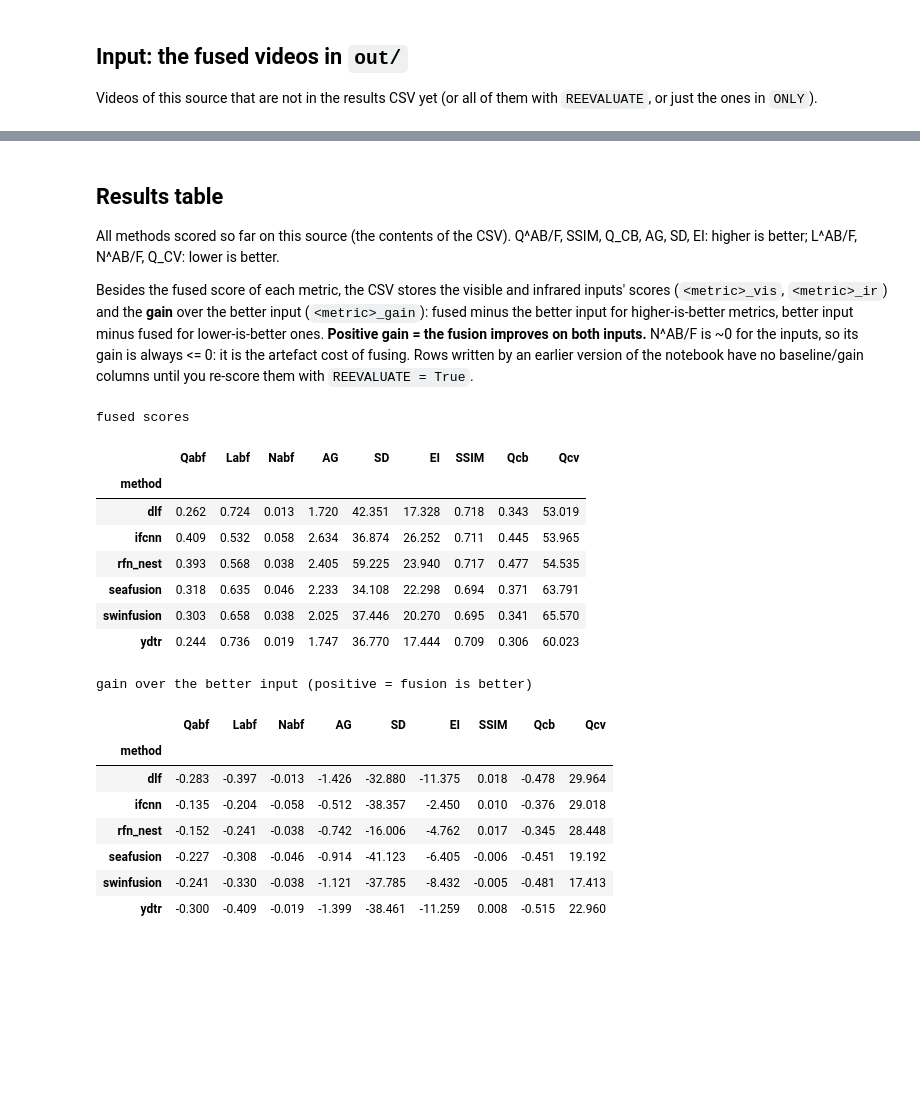
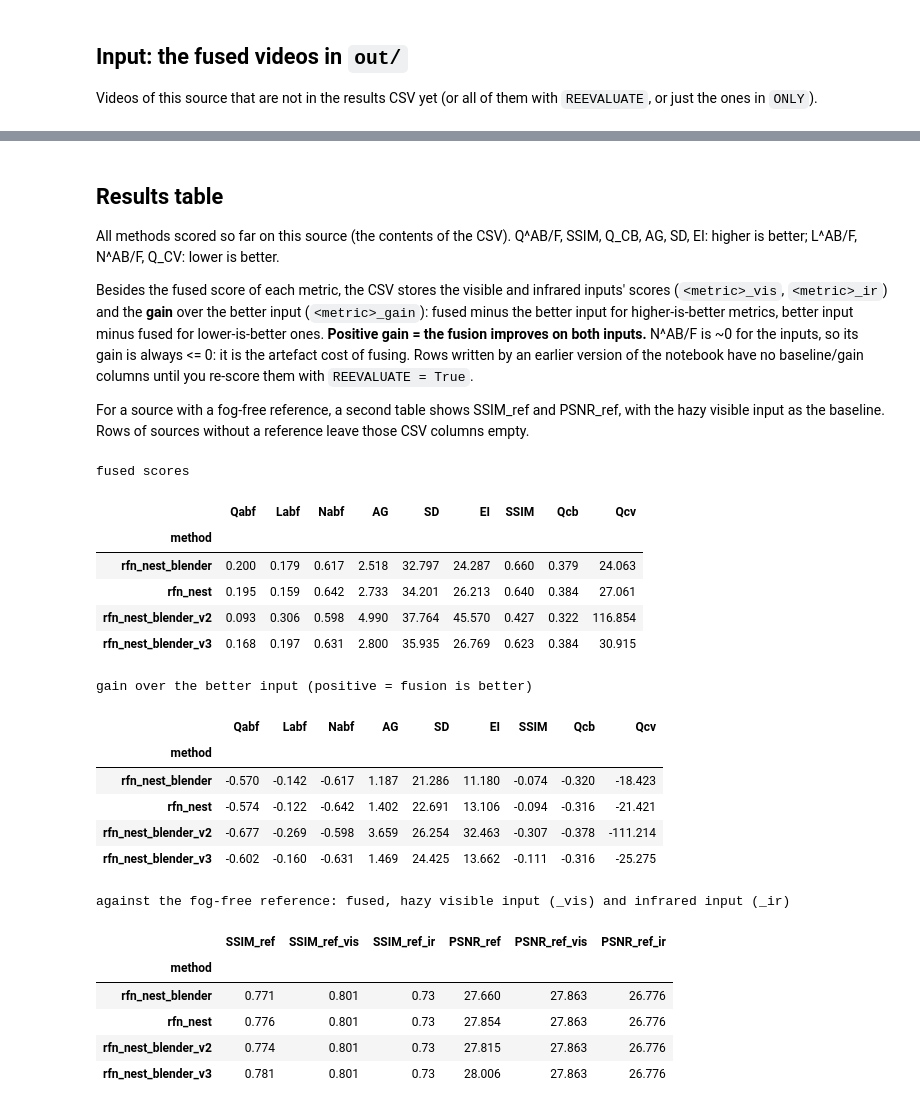
Before and after one commit to fahimrayhan/vidhance-extendview, a Jupyter notebook: fusion/FUSION_EVALUATION.ipynb, the cells around one changed output, grey strips where cells are left out. Saved outputs shown, nothing was run; the diff lists cells and outputs as text; code cells hidden in the pictures; blank space fills up the shorter version.

```diff
--- a/fusion/FUSION_EVALUATION.ipynb
+++ b/fusion/FUSION_EVALUATION.ipynb
@@ -25,6 +37,7 @@ into a comparison table over all tested methods.
 # %%
 from datetime import datetime
 from functools import cached_property, lru_cache
+from itertools import repeat
 from pathlib import Path
 
 import cv2
@@ -38,11 +51,13 @@ EVAL = OUT / "evaluation"
 # RESULTS_CSV = EVAL / "fusion_results.csv"   # one row per (method, source); grows as new methods are tested
 RESULTS_CSV = Path("") / "fusion_results.csv"   # one row per (method, source); grows as new methods are tested
 
-SOURCE = "car_008_haze_50"        # !Find reference with lower VL visibility!
-SNAPSHOT_FRAME = 75       # index into the clip; 75 = middle of the 150-frame sample
+SOURCE = "forest_01_night-moon_nadir-hover"      # !Find reference with lower VL visibility!
+SNAPSHOT_FRAME = 75       # index of the frame shown in the snapshot (75 = middle of the 150-frame car sample)
 EVAL_STRIDE = 10          # score every n-th frame (10 = same frames as the old annotated-frame evaluation)
 
-REEVALUATE = True        # True: re-score methods that are already in the CSV (their row is replaced)
+REFERENCE = None          # fog-free frames: None = data/<SOURCE>/clear if it exists, or a path (see the note on SSIM_ref in the metrics section)
+
+REEVALUATE = False        # True: re-score methods that are already in the CSV (their row is replaced)
 ONLY = None               # e.g. ["swin", "densefuse"] to restrict the run to these methods; None = all new ones
 
 CSF_PIXELS_PER_DEGREE = 30  # viewing-geometry assumption for Q_CB / Q_CV (see the metrics section)
@@ -185,7 +226,8 @@ def edge_preservation(A, B, F):
         with np.errstate(divide="ignore", invalid="ignore"):
             G = np.where(gs > gf, gf / gs, gs / gf)
         G = np.nan_to_num(G, nan=0.0)                      # both zero -> no edge, no credit
-        Aa = 1 - np.minimum(np.abs(als - alf), 2 * np.pi - np.abs(als - alf)) / np.pi
+        d = np.abs(als - alf) % np.pi                      # orientation, not direction: contrast polarity ignored
+        Aa = 1 - np.minimum(d, np.pi - d) / (np.pi / 2)
         Qg = 0.9994 / (1 + np.exp(-15 * (G - 0.5)))
         Qa = 0.9879 / (1 + np.exp(-22 * (Aa - 0.8)))
         return Qg * Qa
@@ -272,7 +314,20 @@ def q_cv(A, B, F, window=16):
     return float((importance * (lam * da + (1 - lam) * db)).sum() / max(importance.sum(), 1e-30))
 
 
+# ---- against a fog-free reference -------------------------------------------------------------------------------
+
+def reference_metrics(R, X):
+    """SSIM and PSNR of image X against the reference R, after a global gain + offset match of X to R."""
+    r, x = R.g, X.g
+    gain = max(((x - x.mean()) * (r - r.mean())).mean() / max(x.var(), 1e-12), 0.0)
+    matched = np.clip(gain * (x - x.mean()) + r.mean(), 0, 255)
+    mse = ((matched - r) ** 2).mean()
+    psnr = 10 * np.log10(255.0 ** 2 / mse) if mse > 0 else np.inf
+    return dict(SSIM_ref=ssim(r, matched), PSNR_ref=float(psnr))
+
+
 METRICS = ["Qabf", "Labf", "Nabf", "AG", "SD", "EI", "SSIM", "Qcb", "Qcv"]
+REF_METRICS = ["SSIM_ref", "PSNR_ref"]
 
 
 def all_metrics(A, B, F):
@@ -295,7 +350,7 @@ def improvement(table):
     """
     vis, ir, fused = table.loc["visible"], table.loc["infrared"], table.loc["fused"]
     gain = {}
-    for m in METRICS:
+    for m in table.columns:
         gain[m] = (min(vis[m], ir[m]) - fused[m]) if m in LOWER_IS_BETTER else (fused[m] - max(vis[m], ir[m]))
     return pd.Series(gain)
 # %% [markdown]
@@ -407,34 +498,44 @@ input for higher-is-better metrics, better input minus fused for lower-is-better
 improves on both inputs.** N^AB/F is ~0 for the inputs, so its gain is always <= 0: it is the artefact cost of
 fusing. Rows written by an earlier version of the notebook have no baseline/gain columns until you re-score them
 with `REEVALUATE = True`.
+
+For a source with a fog-free reference, a second table shows SSIM_ref and PSNR_ref, with the hazy visible input as the
+baseline. Rows of sources without a reference leave those CSV columns empty.
 # %%
 results = pd.read_csv(RESULTS_CSV) if RESULTS_CSV.exists() else pd.DataFrame()
 results = results[results.source == SOURCE].set_index("method") if len(results) else results
 if len(results):
     print("fused scores")
     display(results[METRICS].round(3))
     gain_cols = [f"{m}_gain" for m in METRICS]
     if set(gain_cols) <= set(results.columns):
         print("gain over the better input (positive = fusion is better)")
         display(results[gain_cols].rename(columns=lambda c: c[:-5]).round(3))
+    ref_cols = [c for m in REF_METRICS for c in (m, f"{m}_vis", f"{m}_ir")]
+    if set(ref_cols) <= set(results.columns) and results[ref_cols].notna().any(axis=None):
+        print("against the fog-free reference: fused, hazy visible input (_vis) and infrared input (_ir)")
+        display(results[ref_cols].round(3))
 else:
     print("no results yet")
 # %% [output]
 fused scores
 |  | Qabf | Labf | Nabf | AG | SD | EI | SSIM | Qcb | Qcv |
 | method |  |  |  |  |  |  |  |  |  |
-| dlf | 0.262 | 0.724 | 0.013 | 1.720 | 42.351 | 17.328 | 0.718 | 0.343 | 53.019 |
-| ifcnn | 0.409 | 0.532 | 0.058 | 2.634 | 36.874 | 26.252 | 0.711 | 0.445 | 53.965 |
-| rfn_nest | 0.393 | 0.568 | 0.038 | 2.405 | 59.225 | 23.940 | 0.717 | 0.477 | 54.535 |
-| seafusion | 0.318 | 0.635 | 0.046 | 2.233 | 34.108 | 22.298 | 0.694 | 0.371 | 63.791 |
-| swinfusion | 0.303 | 0.658 | 0.038 | 2.025 | 37.446 | 20.270 | 0.695 | 0.341 | 65.570 |
-| ydtr | 0.244 | 0.736 | 0.019 | 1.747 | 36.770 | 17.444 | 0.709 | 0.306 | 60.023 |
+| rfn_nest_blender | 0.200 | 0.179 | 0.617 | 2.518 | 32.797 | 24.287 | 0.660 | 0.379 | 24.063 |
+| rfn_nest | 0.195 | 0.159 | 0.642 | 2.733 | 34.201 | 26.213 | 0.640 | 0.384 | 27.061 |
+| rfn_nest_blender_v2 | 0.093 | 0.306 | 0.598 | 4.990 | 37.764 | 45.570 | 0.427 | 0.322 | 116.854 |
+| rfn_nest_blender_v3 | 0.168 | 0.197 | 0.631 | 2.800 | 35.935 | 26.769 | 0.623 | 0.384 | 30.915 |
 gain over the better input (positive = fusion is better)
 |  | Qabf | Labf | Nabf | AG | SD | EI | SSIM | Qcb | Qcv |
 | method |  |  |  |  |  |  |  |  |  |
-| dlf | -0.283 | -0.397 | -0.013 | -1.426 | -32.880 | -11.375 | 0.018 | -0.478 | 29.964 |
-| ifcnn | -0.135 | -0.204 | -0.058 | -0.512 | -38.357 | -2.450 | 0.010 | -0.376 | 29.018 |
-| rfn_nest | -0.152 | -0.241 | -0.038 | -0.742 | -16.006 | -4.762 | 0.017 | -0.345 | 28.448 |
-| seafusion | -0.227 | -0.308 | -0.046 | -0.914 | -41.123 | -6.405 | -0.006 | -0.451 | 19.192 |
-| swinfusion | -0.241 | -0.330 | -0.038 | -1.121 | -37.785 | -8.432 | -0.005 | -0.481 | 17.413 |
-| ydtr | -0.300 | -0.409 | -0.019 | -1.399 | -38.461 | -11.259 | 0.008 | -0.515 | 22.960 |
+| rfn_nest_blender | -0.570 | -0.142 | -0.617 | 1.187 | 21.286 | 11.180 | -0.074 | -0.320 | -18.423 |
+| rfn_nest | -0.574 | -0.122 | -0.642 | 1.402 | 22.691 | 13.106 | -0.094 | -0.316 | -21.421 |
+| rfn_nest_blender_v2 | -0.677 | -0.269 | -0.598 | 3.659 | 26.254 | 32.463 | -0.307 | -0.378 | -111.214 |
+| rfn_nest_blender_v3 | -0.602 | -0.160 | -0.631 | 1.469 | 24.425 | 13.662 | -0.111 | -0.316 | -25.275 |
+against the fog-free reference: fused, hazy visible input (_vis) and infrared input (_ir)
+|  | SSIM_ref | SSIM_ref_vis | SSIM_ref_ir | PSNR_ref | PSNR_ref_vis | PSNR_ref_ir |
+| method |  |  |  |  |  |  |
+| rfn_nest_blender | 0.771 | 0.801 | 0.73 | 27.660 | 27.863 | 26.776 |
+| rfn_nest | 0.776 | 0.801 | 0.73 | 27.854 | 27.863 | 26.776 |
+| rfn_nest_blender_v2 | 0.774 | 0.801 | 0.73 | 27.815 | 27.863 | 26.776 |
+| rfn_nest_blender_v3 | 0.781 | 0.801 | 0.73 | 28.006 | 27.863 | 26.776 |
```
Also changed, not shown: parts of 6 cells of this notebook, 4 other files.
